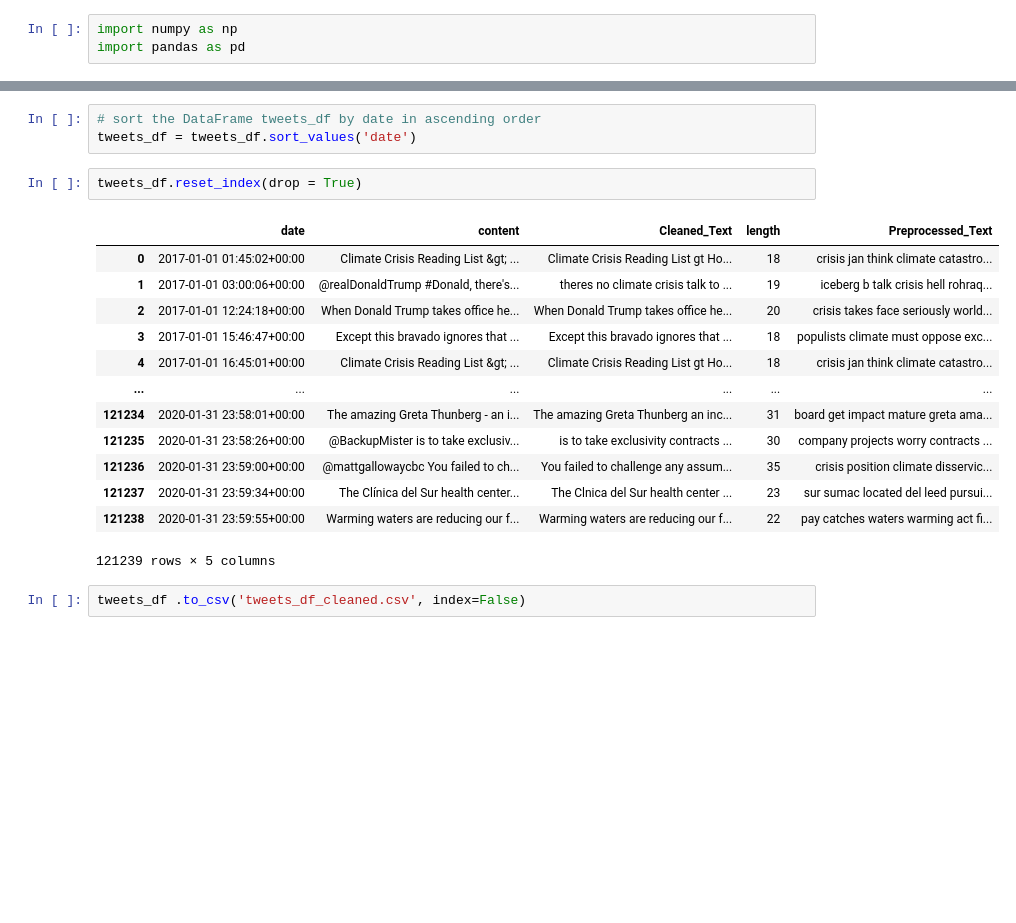
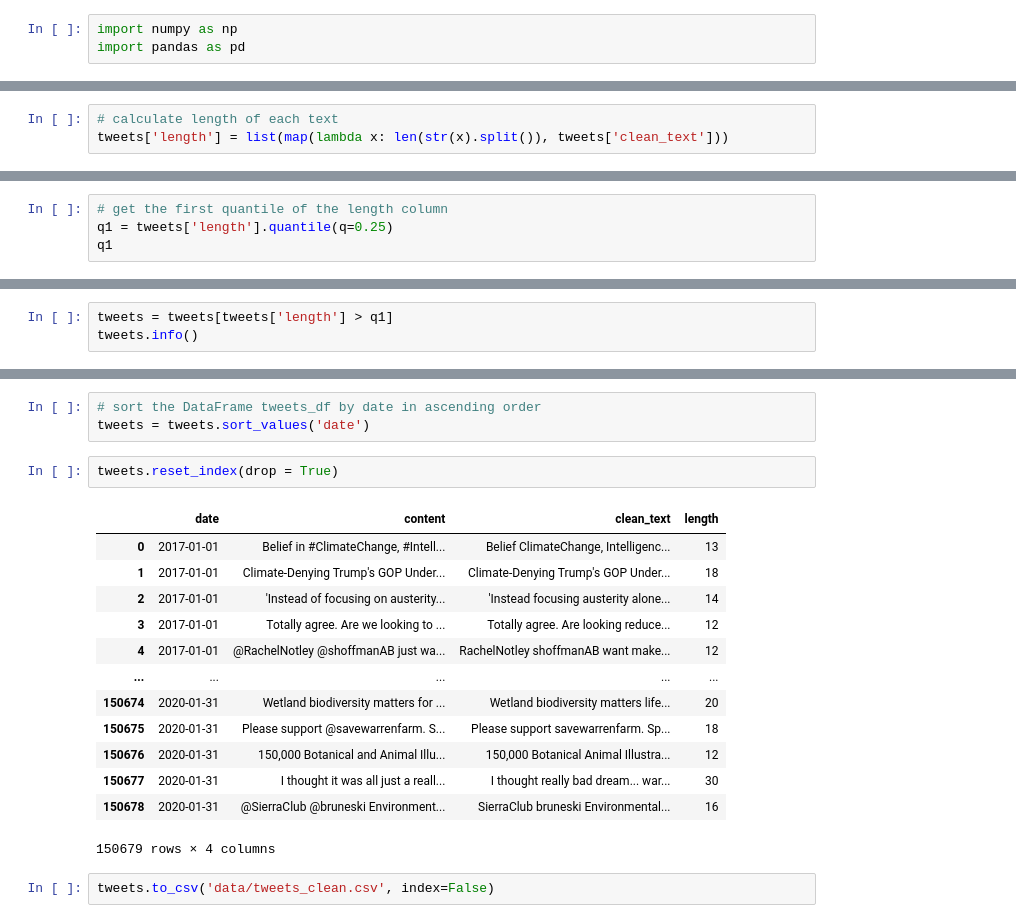
Before and after one commit to Eco-Emotions/climate-change-discourse, a Jupyter notebook: data_Preprocessing_twitter.ipynb, the cells around one changed output, grey strips where cells are left out. Cells and saved outputs as stored; diff of their text form; blank space fills up the shorter version.

```diff
--- a/data_Preprocessing_twitter.ipynb
+++ b/data_Preprocessing_twitter.ipynb
@@ -148,0 +117,3 @@ See the caveats in the documentation: https://pandas.pydata.org/pandas-docs/stab
+# %%
+# calculate length of each text
+tweets['length'] = list(map(lambda x: len(str(x).split()), tweets['clean_text']))
@@ -148,0 +132,4 @@ See the caveats in the documentation: https://pandas.pydata.org/pandas-docs/stab
+# %%
+# get the first quantile of the length column
+q1 = tweets['length'].quantile(q=0.25)
+q1
@@ -148,0 +138,3 @@ See the caveats in the documentation: https://pandas.pydata.org/pandas-docs/stab
+# %%
+tweets = tweets[tweets['length'] > q1]
+tweets.info()
@@ -149,21 +169,21 @@ See the caveats in the documentation: https://pandas.pydata.org/pandas-docs/stab
 # %%
 # sort the DataFrame tweets_df by date in ascending order
-tweets_df = tweets_df.sort_values('date')
+tweets = tweets.sort_values('date')
 # %%
-tweets_df.reset_index(drop = True)
+tweets.reset_index(drop = True)
 # %% [output]
-|  | date | content | Cleaned_Text | length | Preprocessed_Text |
-| 0 | 2017-01-01 01:45:02+00:00 | Climate Crisis Reading List &gt; ... | Climate Crisis Reading List gt Ho... | 18 | crisis jan think climate catastro... |
-| 1 | 2017-01-01 03:00:06+00:00 | @realDonaldTrump #Donald, there's... | theres no climate crisis talk to ... | 19 | iceberg b talk crisis hell rohraq... |
-| 2 | 2017-01-01 12:24:18+00:00 | When Donald Trump takes office he... | When Donald Trump takes office he... | 20 | crisis takes face seriously world... |
-| 3 | 2017-01-01 15:46:47+00:00 | Except this bravado ignores that ... | Except this bravado ignores that ... | 18 | populists climate must oppose exc... |
-| 4 | 2017-01-01 16:45:01+00:00 | Climate Crisis Reading List &gt; ... | Climate Crisis Reading List gt Ho... | 18 | crisis jan think climate catastro... |
-| ... | ... | ... | ... | ... | ... |
-| 121234 | 2020-01-31 23:58:01+00:00 | The amazing Greta Thunberg - an i... | The amazing Greta Thunberg an inc... | 31 | board get impact mature greta ama... |
-| 121235 | 2020-01-31 23:58:26+00:00 | @BackupMister is to take exclusiv... | is to take exclusivity contracts ... | 30 | company projects worry contracts ... |
-| 121236 | 2020-01-31 23:59:00+00:00 | @mattgallowaycbc You failed to ch... | You failed to challenge any assum... | 35 | crisis position climate disservic... |
-| 121237 | 2020-01-31 23:59:34+00:00 | The Clínica del Sur health center... | The Clnica del Sur health center ... | 23 | sur sumac located del leed pursui... |
-| 121238 | 2020-01-31 23:59:55+00:00 | Warming waters are reducing our f... | Warming waters are reducing our f... | 22 | pay catches waters warming act fi... |
+|  | date | content | clean_text | length |
+| 0 | 2017-01-01 | Belief in #ClimateChange, #Intell... | Belief ClimateChange, Intelligenc... | 13 |
+| 1 | 2017-01-01 | Climate-Denying Trump's GOP Under... | Climate-Denying Trump's GOP Under... | 18 |
+| 2 | 2017-01-01 | 'Instead of focusing on austerity... | 'Instead focusing austerity alone... | 14 |
+| 3 | 2017-01-01 | Totally agree. Are we looking to ... | Totally agree. Are looking reduce... | 12 |
+| 4 | 2017-01-01 | @RachelNotley @shoffmanAB just wa... | RachelNotley shoffmanAB want make... | 12 |
+| ... | ... | ... | ... | ... |
+| 150674 | 2020-01-31 | Wetland biodiversity matters for ... | Wetland biodiversity matters life... | 20 |
+| 150675 | 2020-01-31 | Please support @savewarrenfarm. S... | Please support savewarrenfarm. Sp... | 18 |
+| 150676 | 2020-01-31 | 150,000 Botanical and Animal Illu... | 150,000 Botanical Animal Illustra... | 12 |
+| 150677 | 2020-01-31 | I thought it was all just a reall... | I thought really bad dream... war... | 30 |
+| 150678 | 2020-01-31 | @SierraClub @bruneski Environment... | SierraClub bruneski Environmental... | 16 |
-121239 rows × 5 columns
+150679 rows × 4 columns
 # %%
-tweets_df .to_csv('tweets_df_cleaned.csv', index=False)
+tweets.to_csv('data/tweets_clean.csv', index=False)
```
Also changed, not shown: parts of 25 cells of this notebook.
